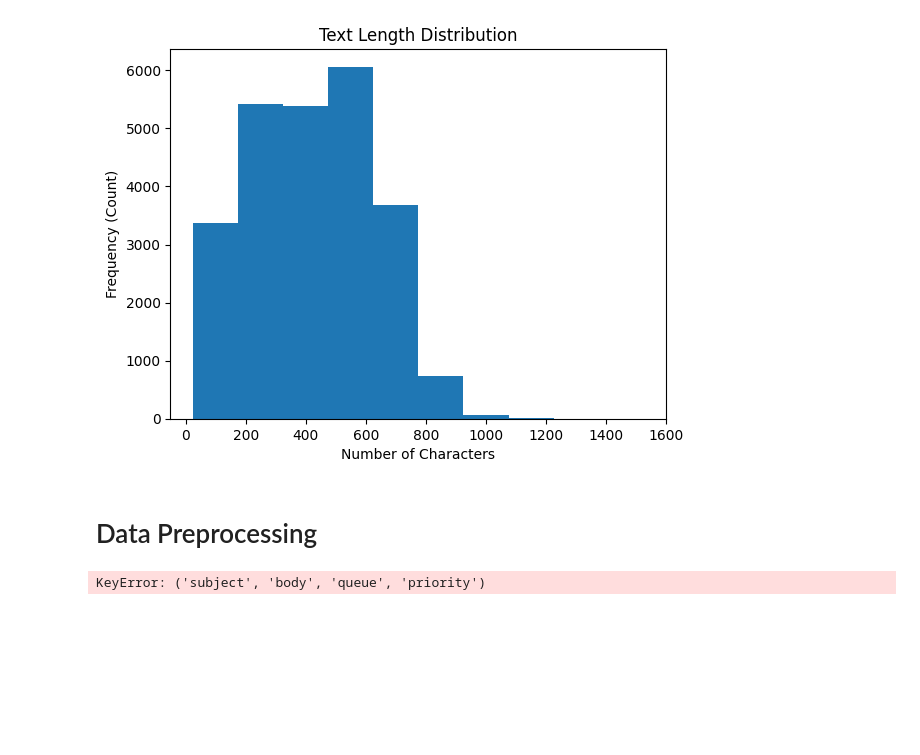
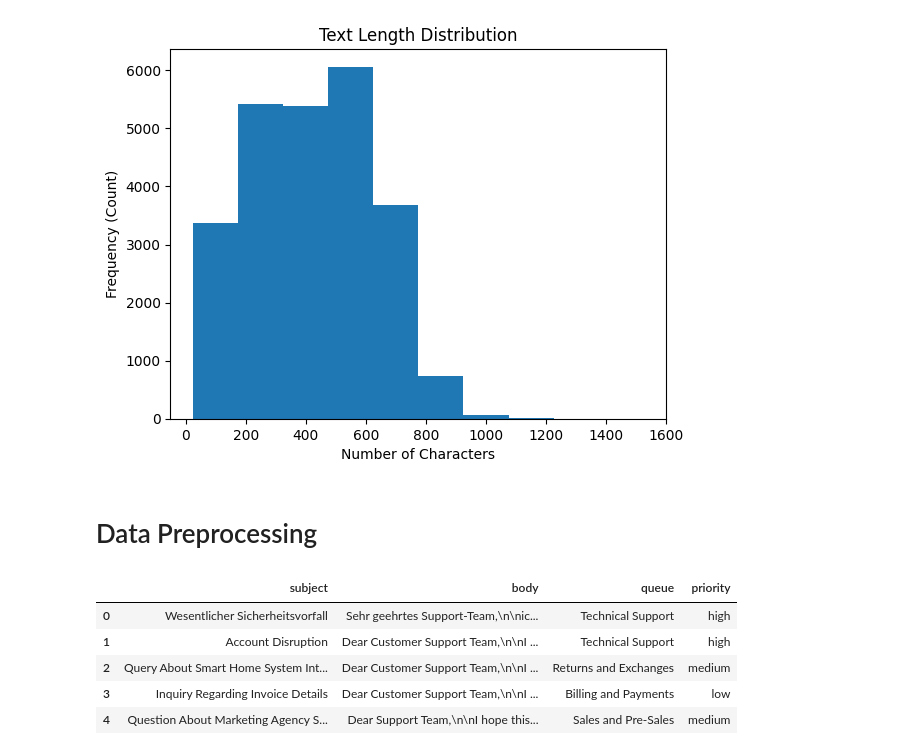
Before and after one commit to janoantelo7/IT-ticket-classifier, a Jupyter notebook: notebooks/it-ticket-classifier.ipynb, the cells around one changed output. Drawn from its saved outputs; the diff is of its cells as text; code cells hidden in the pictures; blank space fills up the shorter version.

Commit message:
fix: resolve KeyError by correcting column selection syntax in notebook dataframe slicing

```diff
--- a/notebooks/it-ticket-classifier.ipynb
+++ b/notebooks/it-ticket-classifier.ipynb
@@ -274,8 +274,13 @@ plt.show()
 # %% [markdown]
 # Data Preprocessing
 # %%
-df = df_original["subject", "body", "queue", "priority"].copy()
+df = df_original[["subject", "body", "queue", "priority"]].copy()
 
 df.head()
 # %% [output]
-KeyError: ('subject', 'body', 'queue', 'priority')
+|  | subject | body | queue | priority |
+| 0 | Wesentlicher Sicherheitsvorfall | Sehr geehrtes Support-Team,\n\nic... | Technical Support | high |
+| 1 | Account Disruption | Dear Customer Support Team,\n\nI ... | Technical Support | high |
+| 2 | Query About Smart Home System Int... | Dear Customer Support Team,\n\nI ... | Returns and Exchanges | medium |
+| 3 | Inquiry Regarding Invoice Details | Dear Customer Support Team,\n\nI ... | Billing and Payments | low |
+| 4 | Question About Marketing Agency S... | Dear Support Team,\n\nI hope this... | Sales and Pre-Sales | medium |
```
